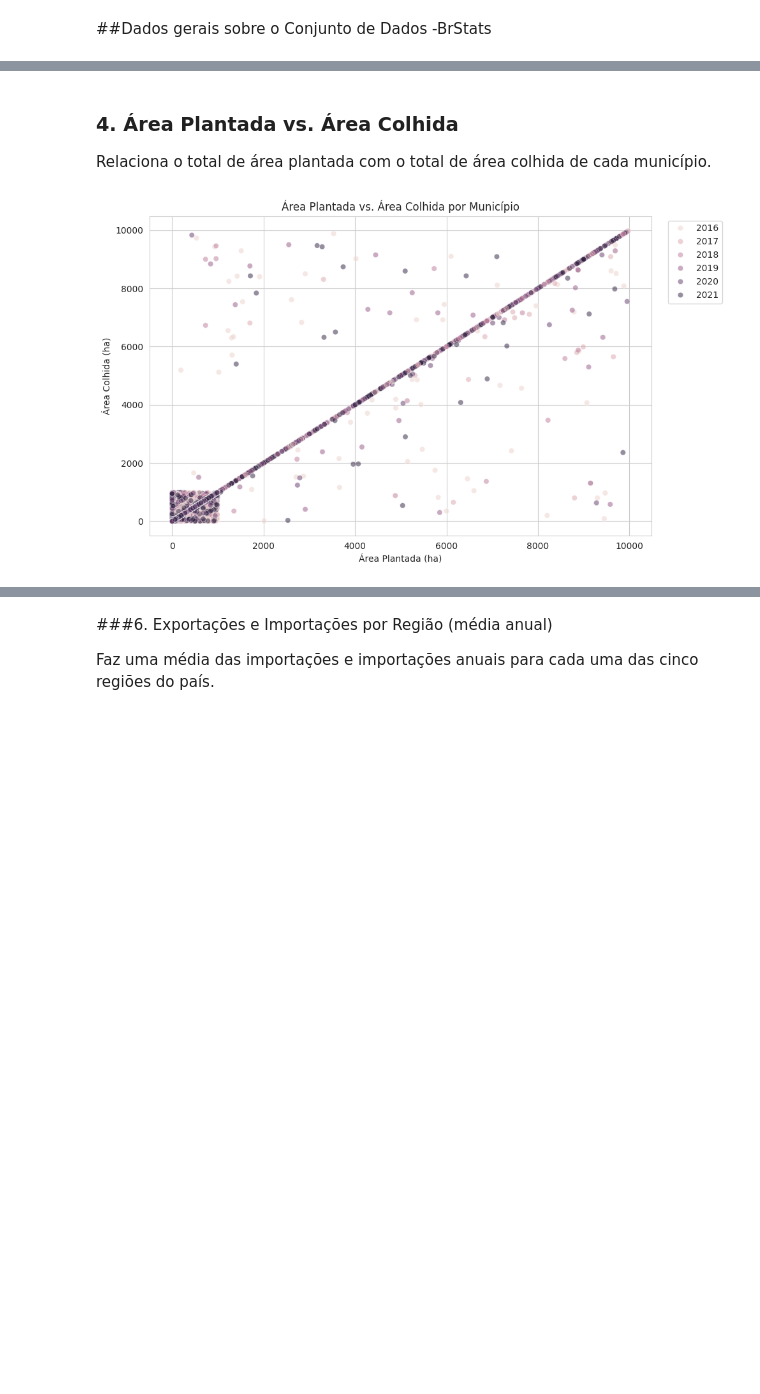
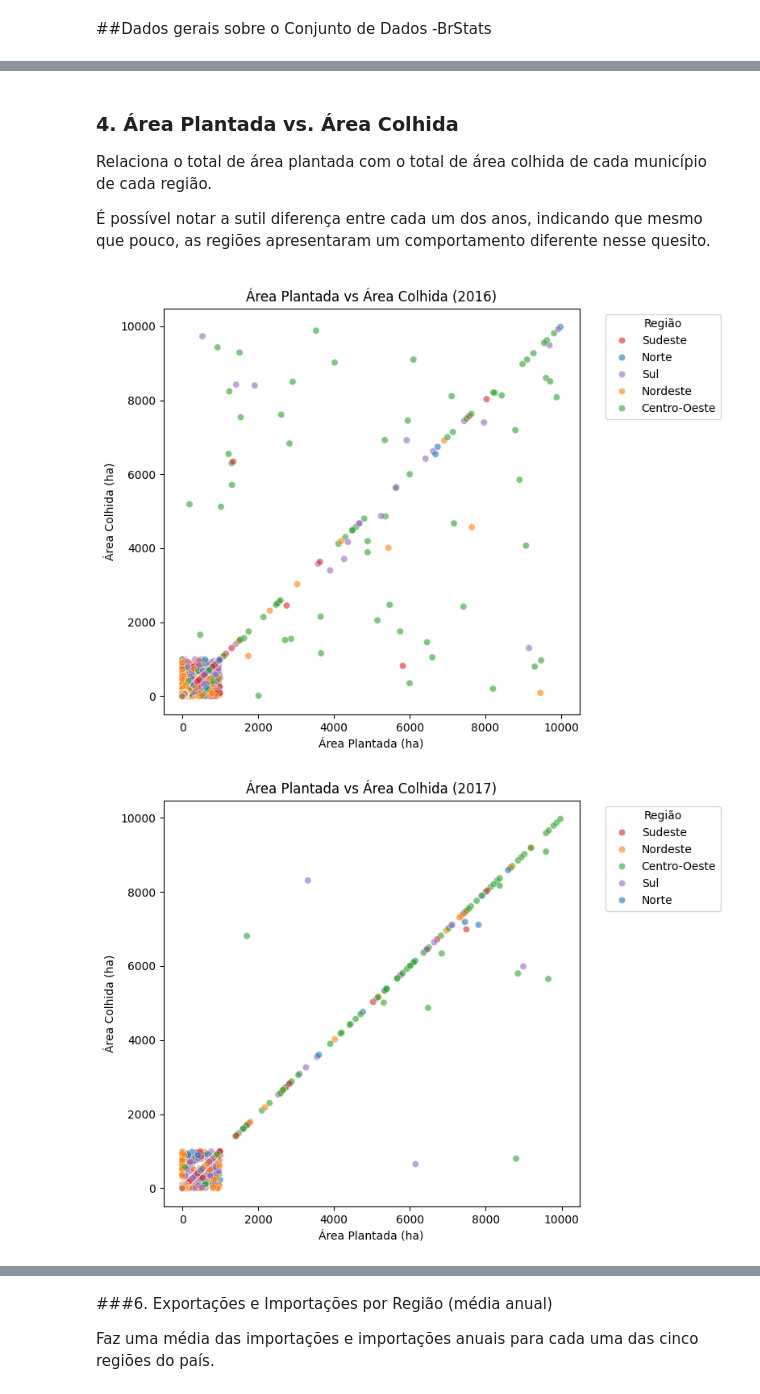
Before and after one commit to MatheusPxt21/Projeto-CCF425, a Jupyter notebook: Entrega02_Projeto_CCF_425.ipynb, the cells around one changed output, grey strips where cells are left out. Saved outputs shown, nothing was run; the diff lists cells and outputs as text; code cells hidden in the pictures; blank space fills up the shorter version.

```diff
--- a/Entrega02_Projeto_CCF_425.ipynb
+++ b/Entrega02_Projeto_CCF_425.ipynb
@@ -255,14 +289,33 @@ plt.show()
 # %% [markdown]
  ### 4. Área Plantada vs. Área Colhida
- <p> Relaciona o total de área plantada com o total de área colhida de cada município.
+ <p> Relaciona o total de área plantada com o total de área colhida de cada município de cada região.
+ <p> É possível notar a sutil diferença entre cada um dos anos, indicando que mesmo que pouco, as regiões apresentaram um comportamento diferente nesse quesito.
 # %%
-plt.figure(figsize=(10,6))
-sns.scatterplot(data=df_br, x='AreaPlantada_h', y='AreaColhida_h', hue='Ano', alpha=0.5)
-plt.title('Área Plantada vs. Área Colhida por Município')
-plt.xlabel('Área Plantada (ha)')
-plt.ylabel('Área Colhida (ha)')
-plt.legend(loc='upper right', bbox_to_anchor=(1.15, 1.0))
-plt.tight_layout()
-plt.show()
+palette_regioes = {
+    'Norte': '#1f77b4',       # azul
+    'Nordeste': '#ff7f0e',    # laranja
+    'Centro-Oeste': '#2ca02c',# verde
+    'Sudeste': '#d62728',     # vermelho
+    'Sul': '#9467bd'          # roxo
+}
+anos = sorted(df_br['Ano'].unique())
+for ano in anos:
+    plt.figure(figsize=(8, 6))
+    df_ano = df_br[df_br['Ano'] == ano]
+    sns.scatterplot(
+        data=df_ano,
+        x='AreaPlantada_h',
+        y='AreaColhida_h',
+        hue='Regiao',
+        palette=palette_regioes,
+        alpha=0.6
+    )
+    plt.title(f'Área Plantada vs Área Colhida ({ano})')
+    plt.xlabel('Área Plantada (ha)')
+    plt.ylabel('Área Colhida (ha)')
+    plt.legend(title='Região', bbox_to_anchor=(1.05, 1), loc='upper left')
+    plt.tight_layout()
+    plt.show()
 # %% [output]
-[figure, old version]
+[figure, new version]
+[figure, added]
```
Also changed, not shown: parts of 52 cells of this notebook.
